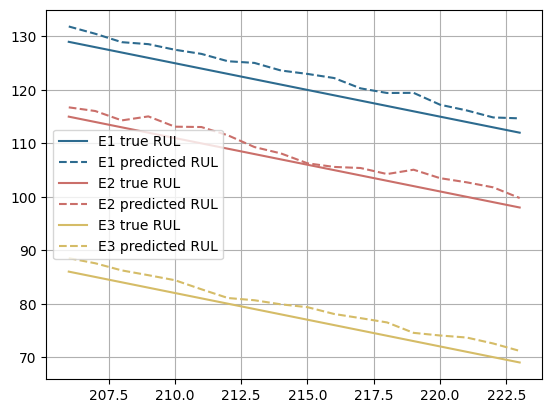
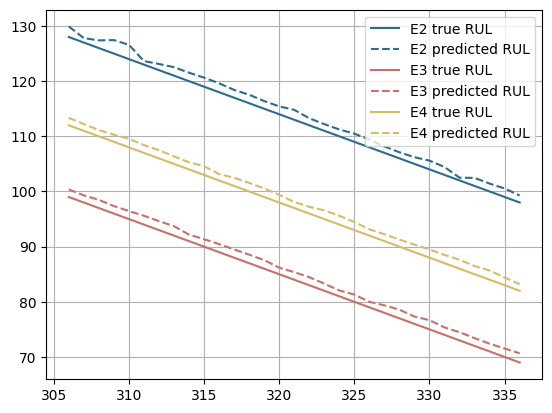
The notebook cell's code change between the first figure and the second:
--- before
+++ after
@@ -1,15 +1,15 @@
 model_name = "NBEATSx"
-plot_df1 = Y_hat_df2[Y_hat_df2['unique_id']==1]
-plot_df2 = Y_hat_df2[Y_hat_df2['unique_id']==2]
-plot_df3 = Y_hat_df2[Y_hat_df2['unique_id']==3]
+plot_df1 = Y_hat_cv_df[Y_hat_cv_df['unique_id']==2]
+plot_df2 = Y_hat_cv_df[Y_hat_cv_df['unique_id']==3]
+plot_df3 = Y_hat_cv_df[Y_hat_cv_df['unique_id']==4]
 
-plt.plot(plot_df1.ds, plot_df1['y'], c='#2D6B8F', label='E1 true RUL')
-plt.plot(plot_df1.ds, plot_df1[model_name]+1, c='#2D6B8F', linestyle='--', label='E1 predicted RUL')
+plt.plot(plot_df1.ds, plot_df1['y'], c='#2D6B8F', label='E2 true RUL')
+plt.plot(plot_df1.ds, plot_df1[model_name]+1, c='#2D6B8F', linestyle='--', label='E2 predicted RUL')
 
-plt.plot(plot_df1.ds, plot_df2['y'], c='#CA6F6A', label='E2 true RUL')
-plt.plot(plot_df1.ds, plot_df2[model_name]+1, c='#CA6F6A', linestyle='--', label='E2 predicted RUL')
+plt.plot(plot_df1.ds, plot_df2['y'], c='#CA6F6A', label='E3 true RUL')
+plt.plot(plot_df1.ds, plot_df2[model_name]+1, c='#CA6F6A', linestyle='--', label='E3 predicted RUL')
 
-plt.plot(plot_df1.ds, plot_df3['y'], c='#D5BC67', label='E3 true RUL')
-plt.plot(plot_df1.ds, plot_df3[model_name]+1, c='#D5BC67', linestyle='--', label='E3 predicted RUL')
+plt.plot(plot_df1.ds, plot_df3['y'], c='#D5BC67', label='E4 true RUL')
+plt.plot(plot_df1.ds, plot_df3[model_name]+1, c='#D5BC67', linestyle='--', label='E4 predicted RUL')
 
 plt.legend()

Commit: PR comments